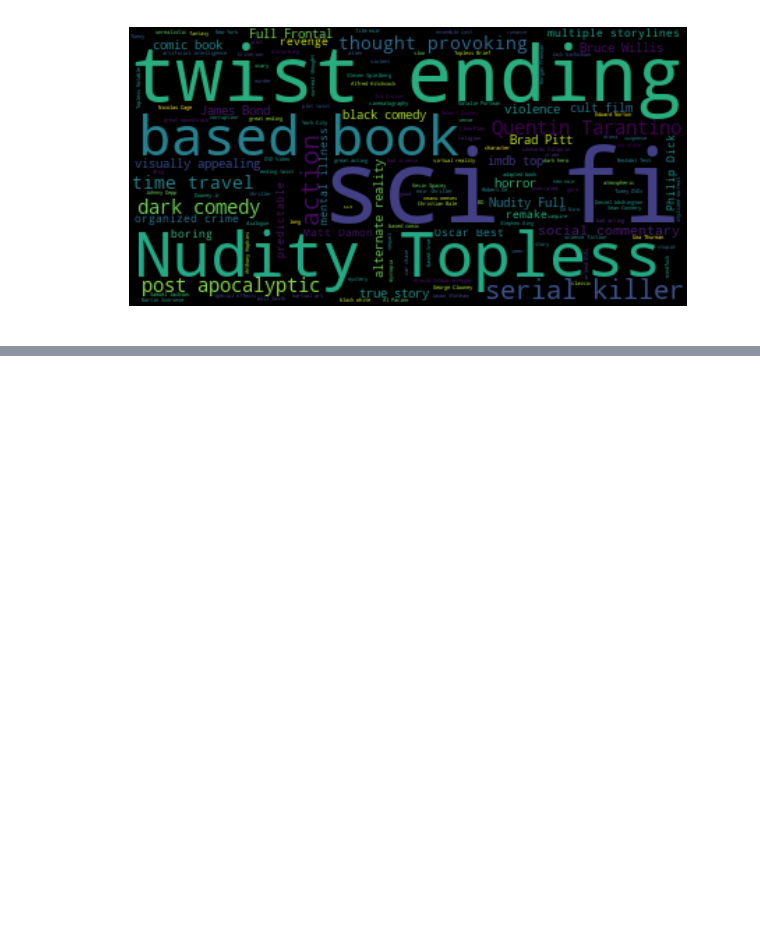
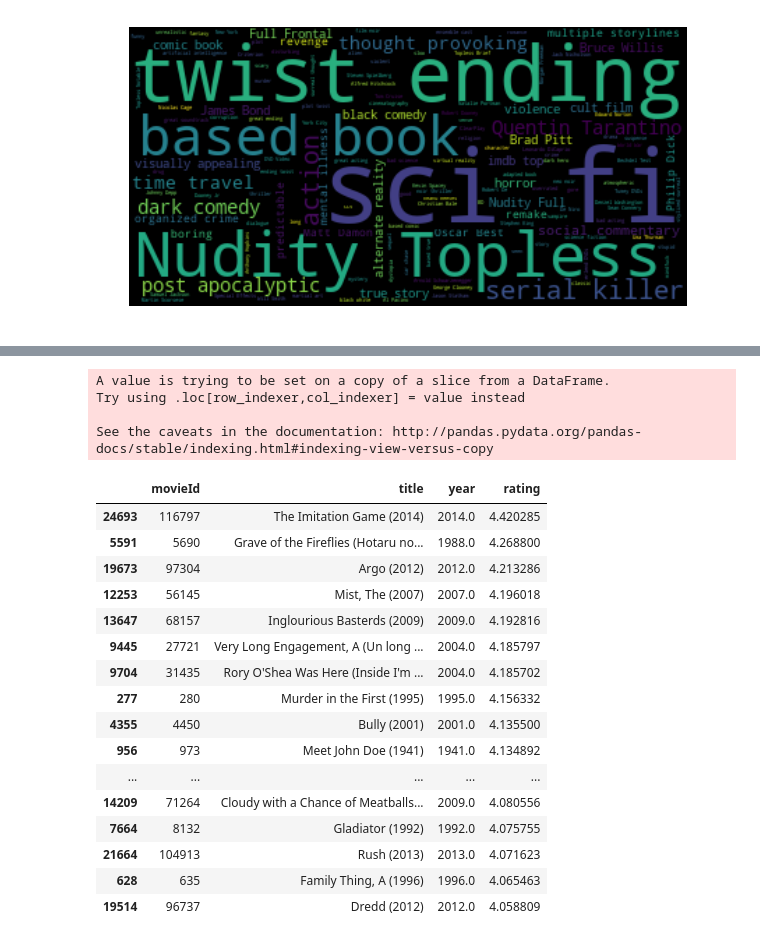
Before and after one commit to alienlien/movielens, a Jupyter notebook: ml-20m.ipynb, the cells around one changed output, grey strips where cells are left out. Drawn from its saved outputs; the diff is of its cells as text; code cells hidden in the pictures; blank space fills up the shorter version.

```diff
--- a/ml-20m.ipynb
+++ b/ml-20m.ipynb
@@ -678,5 +678,3 @@ for train_set, test_set in data.folds():
 dump.dump('./cf.model', algo=algo)
 # pred = alg.predict(2, 1036)
 # print('Prediction:', pred)
-# %%
-_, algo = dump.load('./cf.model')
@@ -682,0 +696,32 @@ _, algo = dump.load('./cf.model')
+# %%
+from surprise import dump
+from rec import Predictor
+REC_MODEL_FILE = os.path.join(DATA_DIR, 'rec.model')
+predictor = Predictor(model_file='./ml-latest-small/rec.model')
+
+# _, algo = dump.load(REC_MODEL_FILE)
+df = movies[['movieId', 'title', 'year']]
+df['rating'] = df['movieId'].apply(lambda x: predictor.predict(test_uid, x))
+df.sort_values(['rating', 'year'], ascending=[False, False]).head(20)
+# %% [output]
+A value is trying to be set on a copy of a slice from a DataFrame.
+Try using .loc[row_indexer,col_indexer] = value instead
+
+See the caveats in the documentation: http://pandas.pydata.org/pandas-docs/stable/indexing.html#indexing-view-versus-copy
+|  | movieId | title | year | rating |
+| 24693 | 116797 | The Imitation Game (2014) | 2014.0 | 4.420285 |
+| 5591 | 5690 | Grave of the Fireflies (Hotaru no... | 1988.0 | 4.268800 |
+| 19673 | 97304 | Argo (2012) | 2012.0 | 4.213286 |
+| 12253 | 56145 | Mist, The (2007) | 2007.0 | 4.196018 |
+| 13647 | 68157 | Inglourious Basterds (2009) | 2009.0 | 4.192816 |
+| 9445 | 27721 | Very Long Engagement, A (Un long ... | 2004.0 | 4.185797 |
+| 9704 | 31435 | Rory O'Shea Was Here (Inside I'm ... | 2004.0 | 4.185702 |
+| 277 | 280 | Murder in the First (1995) | 1995.0 | 4.156332 |
+| 4355 | 4450 | Bully (2001) | 2001.0 | 4.135500 |
+| 956 | 973 | Meet John Doe (1941) | 1941.0 | 4.134892 |
+| ... | ... | ... | ... | ... |
+| 14209 | 71264 | Cloudy with a Chance of Meatballs... | 2009.0 | 4.080556 |
+| 7664 | 8132 | Gladiator (1992) | 1992.0 | 4.075755 |
+| 21664 | 104913 | Rush (2013) | 2013.0 | 4.071623 |
+| 628 | 635 | Family Thing, A (1996) | 1996.0 | 4.065463 |
+| 19514 | 96737 | Dredd (2012) | 2012.0 | 4.058809 |
```
Also changed, not shown: parts of 2 cells of this notebook.
